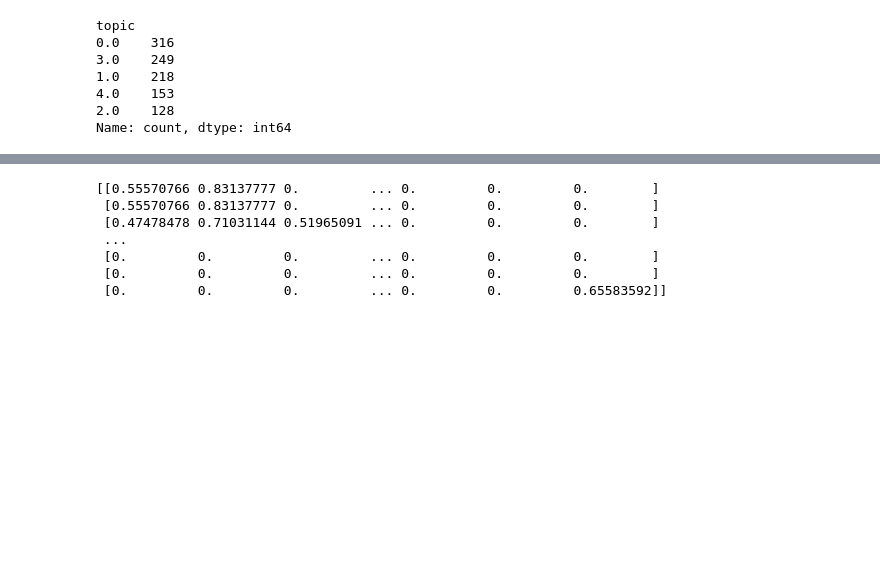
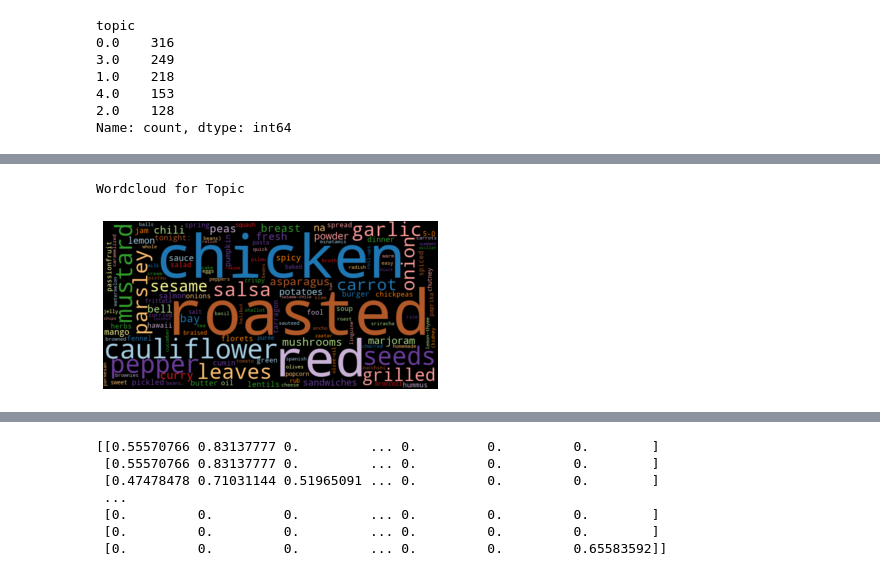
Before and after one commit to ebadakhter/ADS-509-Group-1-Final-Project, a Jupyter notebook: descriptive_statistics_title.ipynb, the cells around one changed output, grey strips where cells are left out. Cells and saved outputs as stored; diff of their text form; code cells hidden in the pictures; blank space fills up the shorter version.

Commit message:
visualize each topic

```diff
--- a/descriptive_statistics_title.ipynb
+++ b/descriptive_statistics_title.ipynb
@@ -516,0 +517,8 @@ Name: count, dtype: int64
+# %%
+## visualize each topic
+topic0_count= count_words_title(df[df['topic']==0])
+print('Wordcloud for Topic ')
+wordcloud(topic0_count['freq'])
+# %% [output]
+Wordcloud for Topic
+[figure, added]
```
Also changed, not shown: parts of 7 cells of this notebook.
